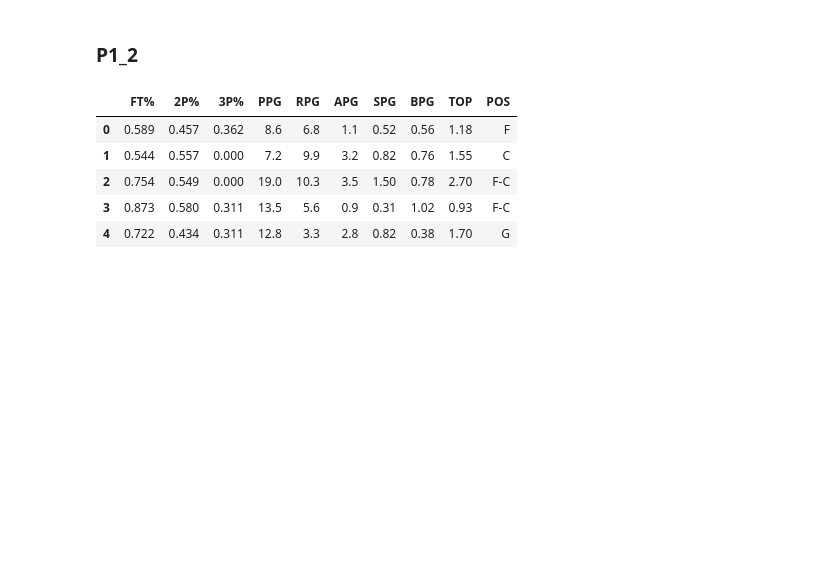
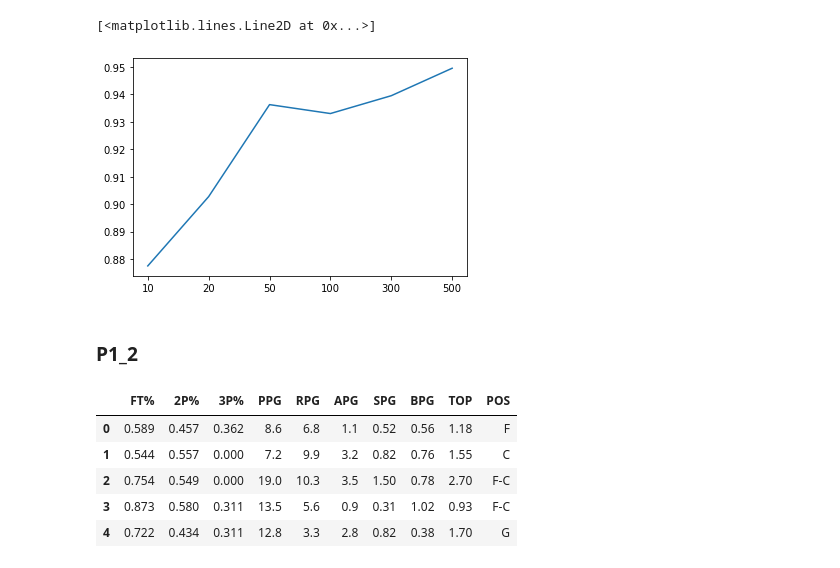
Before and after one commit to mglee815/Data_Mining, a Jupyter notebook: HW3/P1.ipynb, the cells around one changed output. Saved outputs shown, nothing was run; the diff lists cells and outputs as text; code cells hidden in the pictures; blank space fills up the shorter version.

```diff
--- a/HW3/P1.ipynb
+++ b/HW3/P1.ipynb
@@ -23,0 +27,6 @@ errs
+# %%
+#create data frame for contain accuracy, precision, recall
+err_df = pd.DataFrame(err_lst)
+err_df.columns = ['Accuracy', 'Precision', 'Recall']
+err_df.index = ['10', '20', '50', '100', '300', '500']
+err_df
@@ -24,3 +41,9 @@ errs
+# %%
+#plot result
+plt.plot(err_df['Recall']) # 'Accuracy', 'Precision'
+# %% [output]
+[<matplotlib.lines.Line2D at 0x...>]
+[figure, added]
 # %% [markdown]
 ### P1_2
 # %%
```
Also changed, not shown: parts of 15 cells of this notebook, 6 other files.
